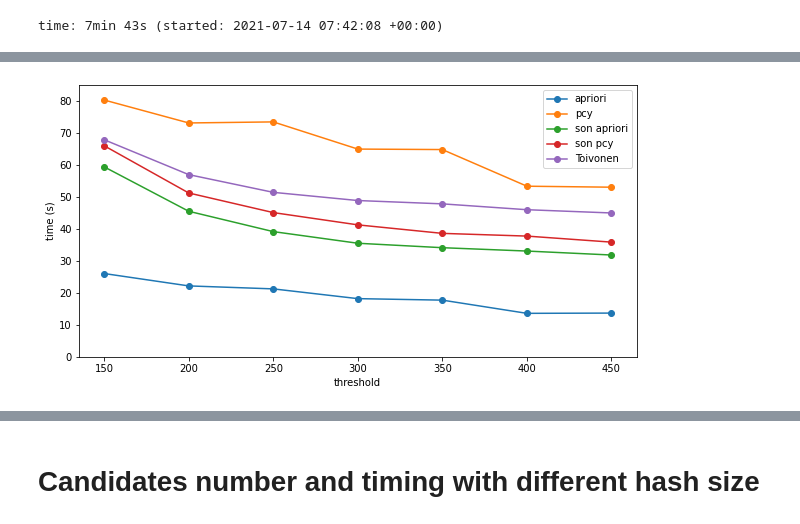
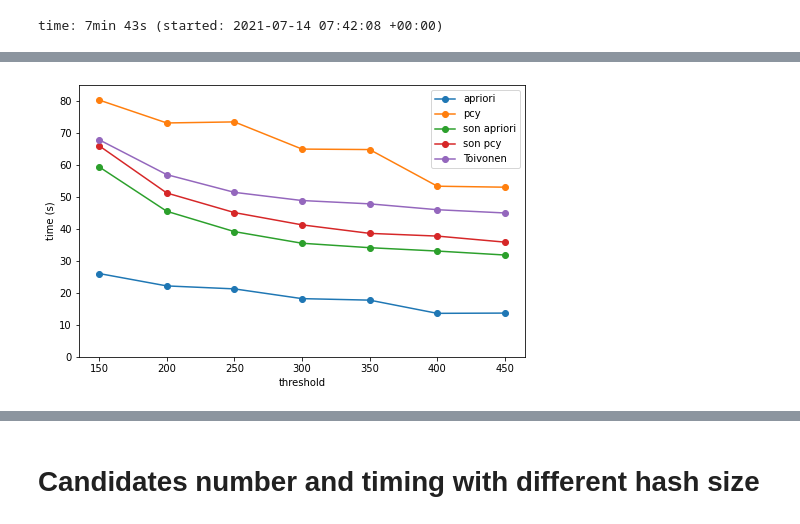
Before and after one commit to Bertonc98/ProgettoAMD, a Jupyter notebook: MarketBasketAnalysis.ipynb, the cells around one changed output, grey strips where cells are left out. Drawn from its saved outputs; the diff is of its cells as text; code cells hidden in the pictures.

```diff
--- a/MarketBasketAnalysis.ipynb
+++ b/MarketBasketAnalysis.ipynb
@@ -637,15 +633,15 @@ time: 5.3 ms (started: 2021-07-16 13:04:14 +00:00)
 # %%
-plt.figure(figsize=(10,5))
+plt.figure(figsize=(8,5))
 t = range(150, 500, 50)
 plt.plot(list(t), apriori_times, "-o")
 plt.plot(list(t), pcy_times, "-o")
 plt.plot(list(t), son_apriori_times, "-o")
 plt.plot(list(t), son_pcy_times, "-o")
 plt.plot(list(t), toivonen_times, "-o")
 plt.legend(["apriori", "pcy", "son apriori", "son pcy", "Toivonen"])
 plt.xlabel("threshold")
 plt.ylabel("time (s)")
 plt.ylim(0, 85)
 plt.show()
 # %% [output]
-[figure, old version]
+[figure, new version]
```
Also changed, not shown: parts of 11 cells of this notebook.
